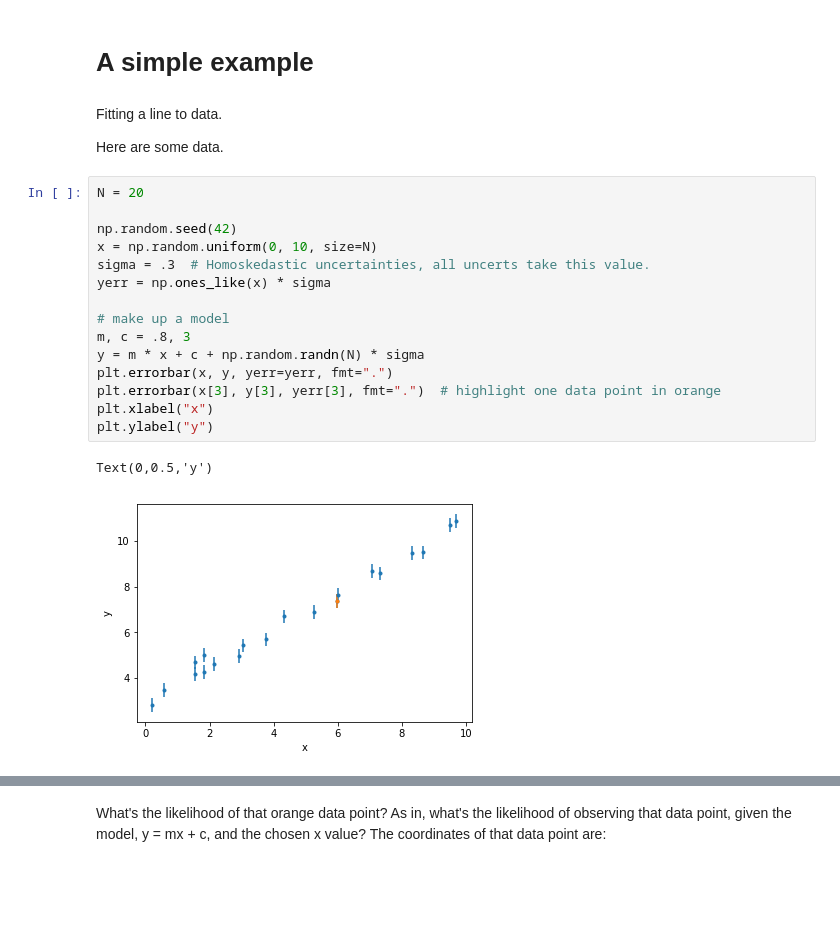
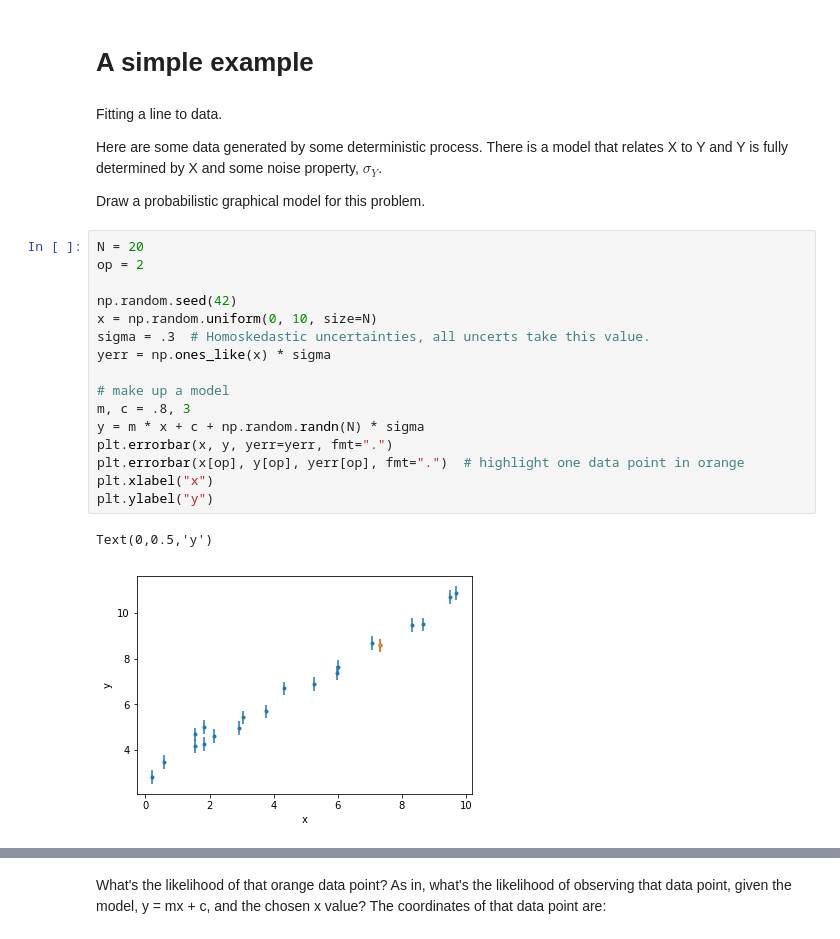
Before and after one commit to RuthAngus/Probabilistic-inference-tutorial, a Jupyter notebook: Bayesian_inference_tutorial.ipynb, the cells around one changed output, grey strips where cells are left out. Cells and saved outputs as stored; diff of their text form; blank space fills up the shorter version.

```diff
--- a/Bayesian_inference_tutorial.ipynb
+++ b/Bayesian_inference_tutorial.ipynb
@@ -335,25 +168,28 @@ $$P(\theta = \mathrm{King}~|~D = \mathrm{face~card}) = \frac{1 \times \frac{1}{1
 A frequentist might answer this question by repeated trials. They would divide the number of times the card was a King  and also a face card by the number of times the card was a face card. After infinite trials they would find the probability to be exactly $\frac{1}{3}$.
 # %% [markdown]
 # A simple example
-# %% [markdown]
-Fitting a line to data.
-
-Here are some data.
+# %% [markdown]
+Fitting a line to data.
+
+Here are some data generated by some deterministic process. There is a model that relates X to Y and Y is fully determined by X and some noise property, $\sigma_Y$.
+
+Draw a probabilistic graphical model for this problem.
 # %%
 N = 20
+op = 2
 
 np.random.seed(42)
 x = np.random.uniform(0, 10, size=N)
 sigma = .3  # Homoskedastic uncertainties, all uncerts take this value.
 yerr = np.ones_like(x) * sigma
 
 # make up a model
 m, c = .8, 3
 y = m * x + c + np.random.randn(N) * sigma
 plt.errorbar(x, y, yerr=yerr, fmt=".")
-plt.errorbar(x[3], y[3], yerr[3], fmt=".")  # highlight one data point in orange
+plt.errorbar(x[op], y[op], yerr[op], fmt=".")  # highlight one data point in orange
 plt.xlabel("x")
 plt.ylabel("y")
 # %% [output]
 Text(0,0.5,'y')
-[figure, old version]
+[figure, new version]
```
Also changed, not shown: parts of 88 cells of this notebook.
